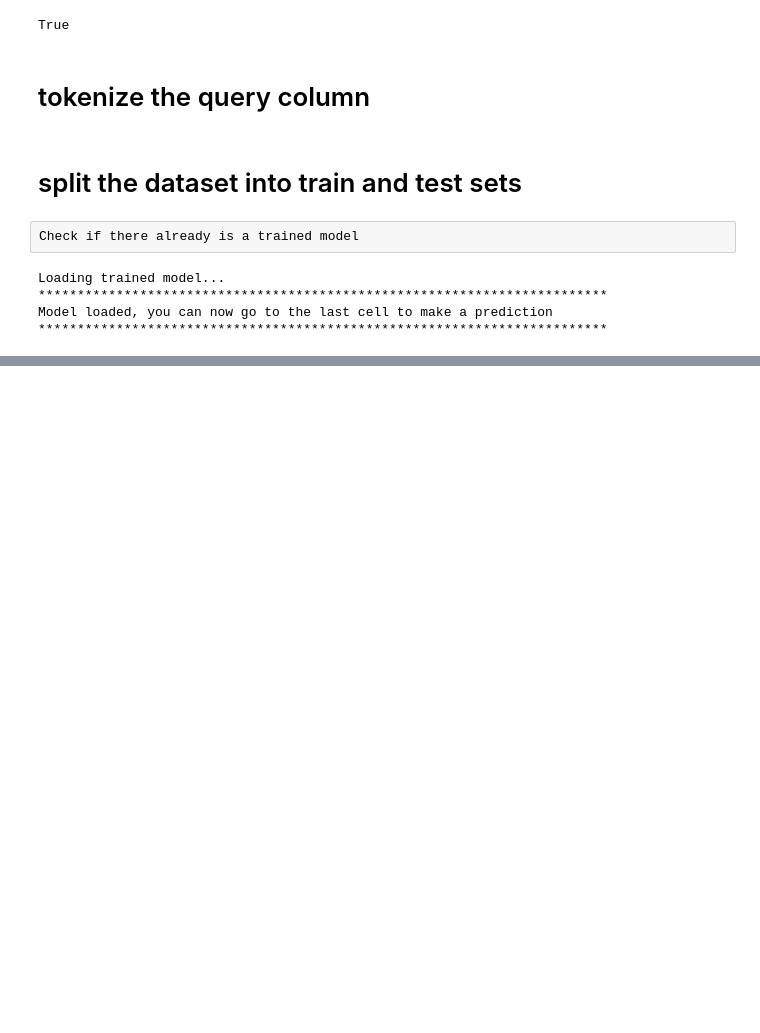
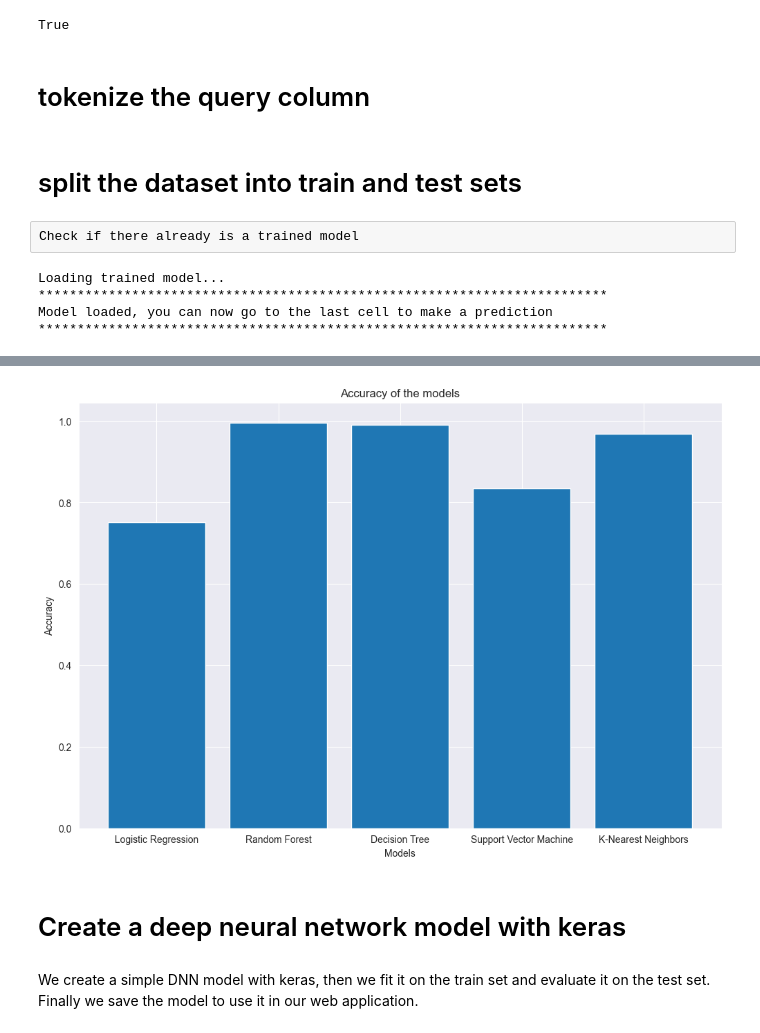
Before and after one commit to LesCadets/sql-injections, a Jupyter notebook: sql-injection-dataset.ipynb, the cells around one changed output, grey strips where cells are left out. Saved outputs shown, nothing was run; the diff lists cells and outputs as text; code cells hidden in the pictures; blank space fills up the shorter version.

```diff
--- a/sql-injection-dataset.ipynb
+++ b/sql-injection-dataset.ipynb
@@ -214 +285,15 @@ Shape of test set: (6184, 50)
+# %%
+# plot the accuracy of the models
+plt.figure(figsize=(12, 8))
+plt.title('Accuracy of the models')
+plt.xlabel('Models')
+plt.ylabel('Accuracy')
+plt.bar(list(models.keys()), [accuracy_score(y_test, model.predict(X_test)) for model in models.values()])
+plt.show()
+# %% [output]
+[figure, added]
+# %% [markdown]
+# Create a deep neural network model with keras
+# %% [markdown]
+We create a simple DNN model with keras, then we fit it on the train set and evaluate it on the test set. Finally we save the model to use it in our web application.
 # %%
```
Also changed, not shown: parts of 12 cells of this notebook.
